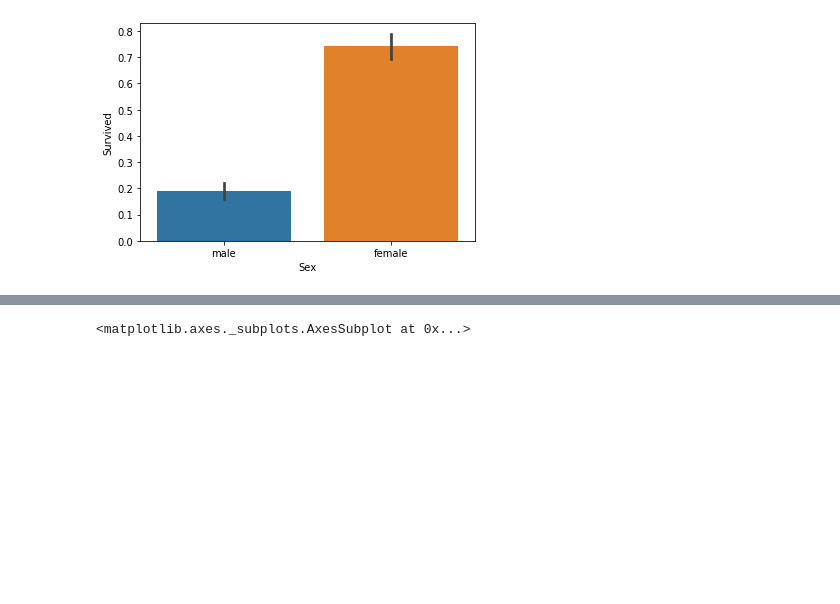
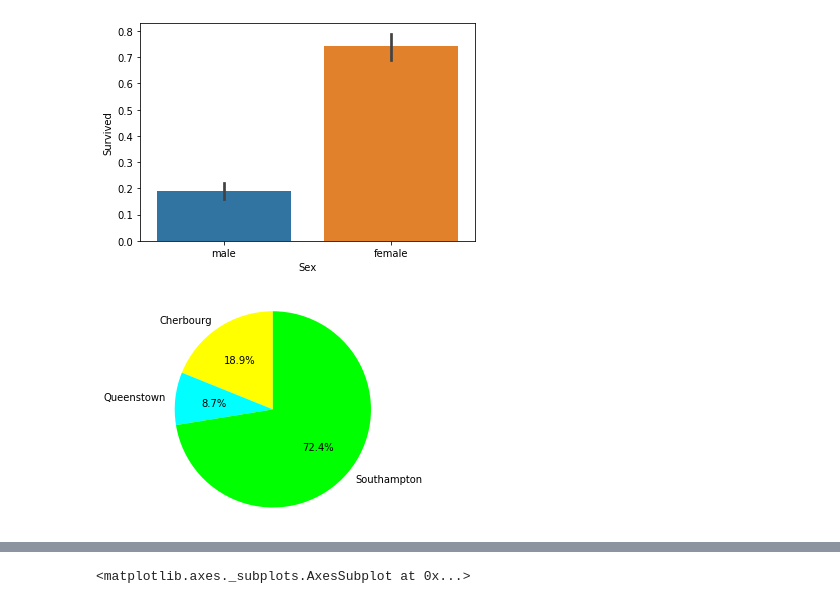
Before and after one commit to LENGHIA-CN8/Classification, a Jupyter notebook: Titanic.ipynb, the cells around one changed output, grey strips where cells are left out. Drawn from its saved outputs; the diff is of its cells as text; code cells hidden in the pictures; blank space fills up the shorter version.

```diff
--- a/Titanic.ipynb
+++ b/Titanic.ipynb
@@ -86,3 +86,15 @@ sns.barplot(x='Sex',y='Survived',data = train_data)
 # %% [output]
 <matplotlib.axes._subplots.AxesSubplot at 0x...>
 [figure]
+# %%
+# Số người cập cảng southampton chiếm 72.4%
+labels="Cherbourg","Queenstown","Southampton"
+sizes=[sum(train_data["Embarked"]=="C"),sum(train_data["Embarked"]=="Q"),sum(train_data["Embarked"]=="S")]
+colors=["yellow","aqua","lime"]
+plt.pie(sizes, labels=labels, colors=colors,
+        autopct='%1.1f%%',startangle=90)
+
+plt.axis('equal')
+plt.show()
+# %% [output]
+[figure, added]
```
Also changed, not shown: parts of 3 cells of this notebook.
